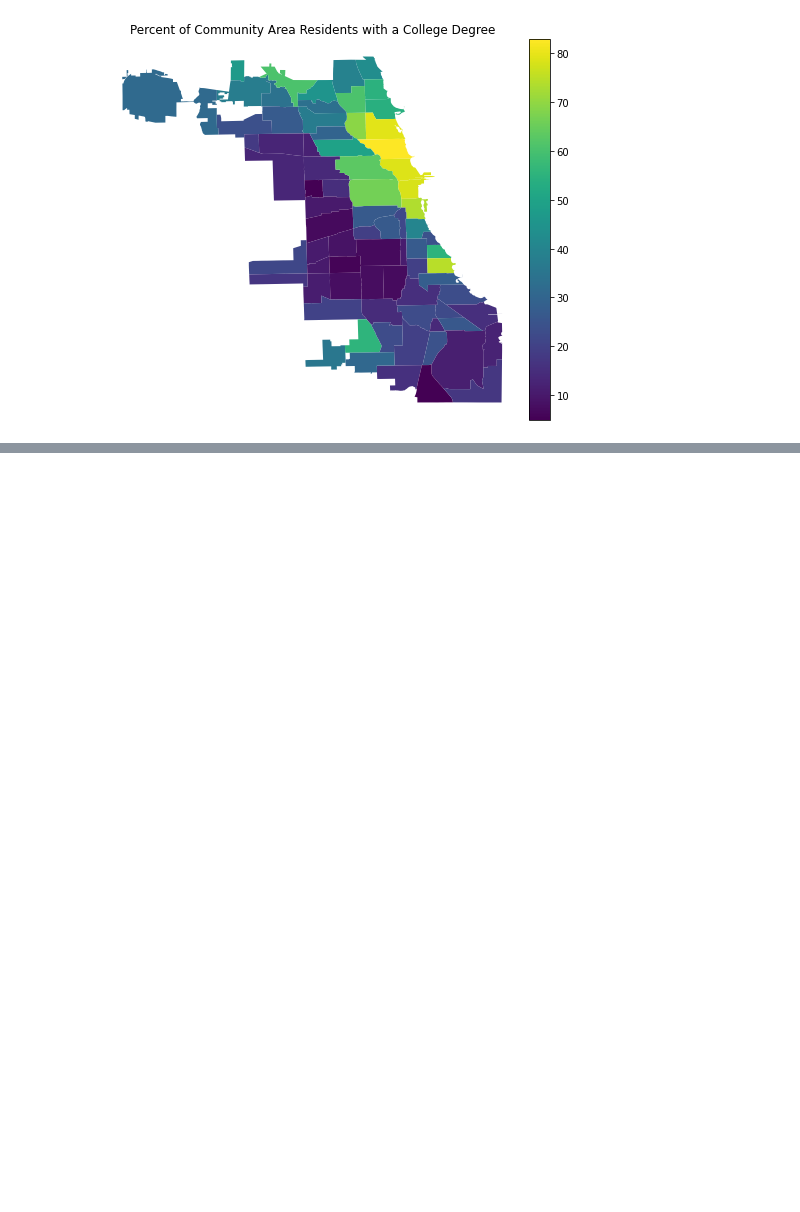
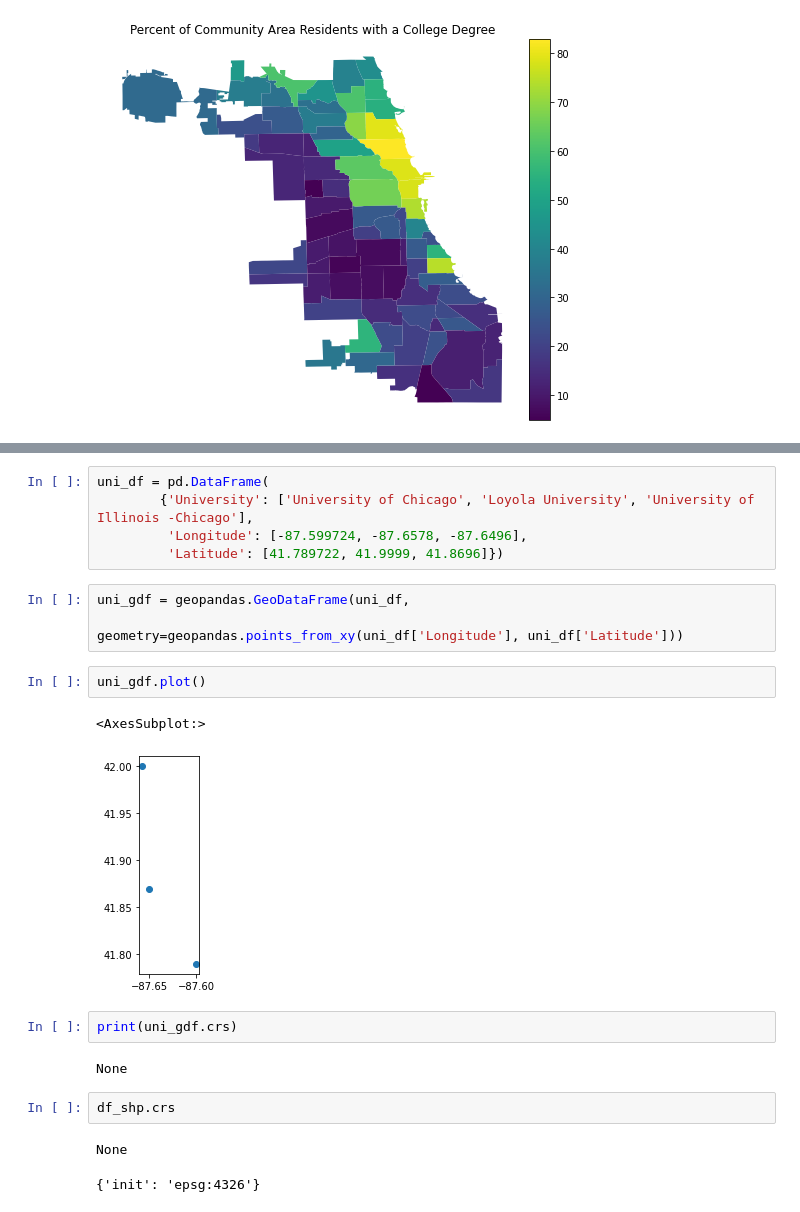
Before and after one commit to Data-and-Programming-2-TAs/Sarah-Discussion-Notebooks, a Jupyter notebook: lab_6-Geopandas example.ipynb, the cells around one changed output, grey strips where cells are left out. Drawn from its saved outputs; the diff is of its cells as text; blank space fills up the shorter version.

Commit message:
lab_6 working
worked w/ crs
overlayed a few points
trying to annotate (not working)

```diff
--- a/lab_6-Geopandas example.ipynb
+++ b/lab_6-Geopandas example.ipynb
@@ -252,0 +159,22 @@ ERROR:bokeh.core.validation.check:E-1001 (BAD_COLUMN_NAME): Glyph refers to none
+# %%
+uni_df = pd.DataFrame(
+        {'University': ['University of Chicago', 'Loyola University', 'University of Illinois -Chicago'],
+         'Longitude': [-87.599724, -87.6578, -87.6496],
+         'Latitude': [41.789722, 41.9999, 41.8696]})
+# %%
+uni_gdf = geopandas.GeoDataFrame(uni_df,
+                                 geometry=geopandas.points_from_xy(uni_df['Longitude'], uni_df['Latitude']))
+# %%
+uni_gdf.plot()
+# %% [output]
+<AxesSubplot:>
+[figure, added]
+# %%
+print(uni_gdf.crs)
+# %% [output]
+None
+# %%
+df_shp.crs
+# %% [output]
+None
+{'init': 'epsg:4326'}
```
Also changed, not shown: parts of 17 cells of this notebook.
